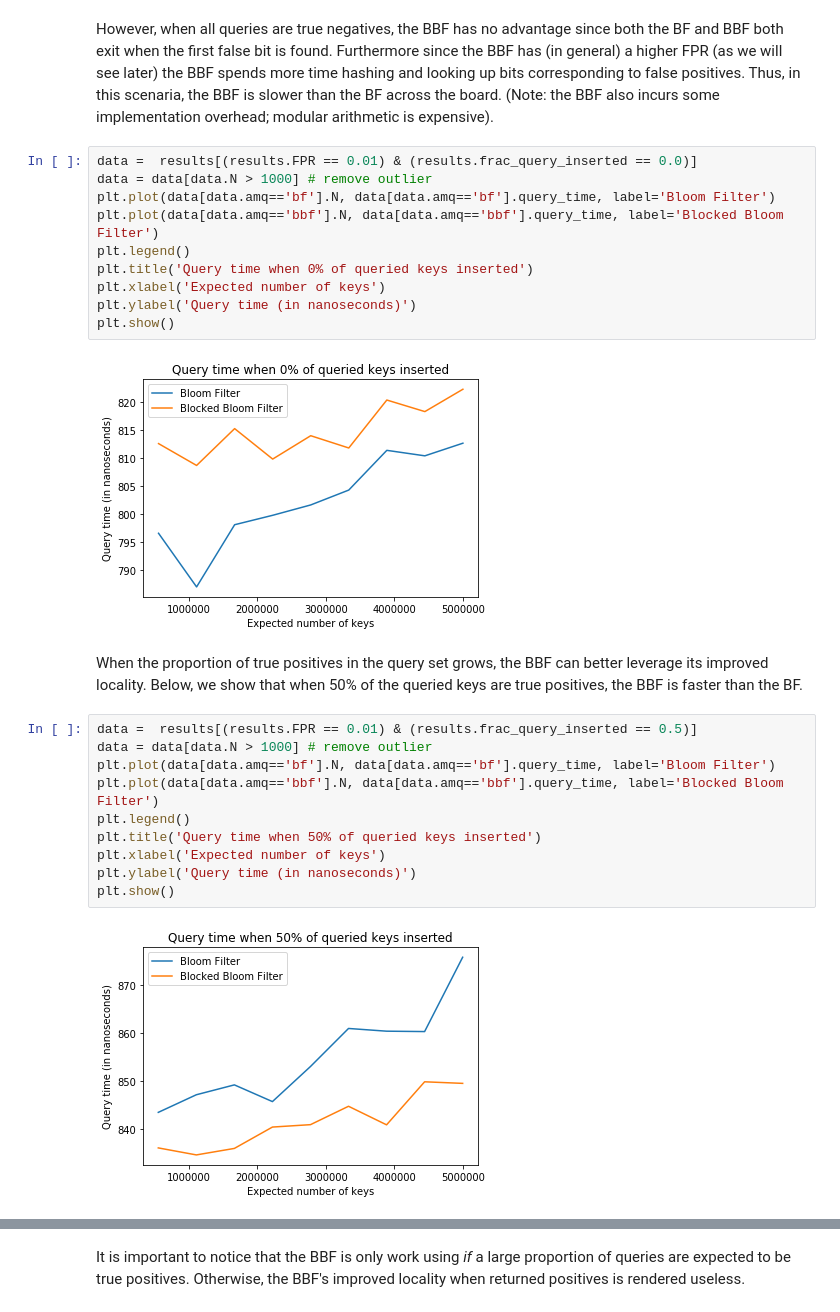
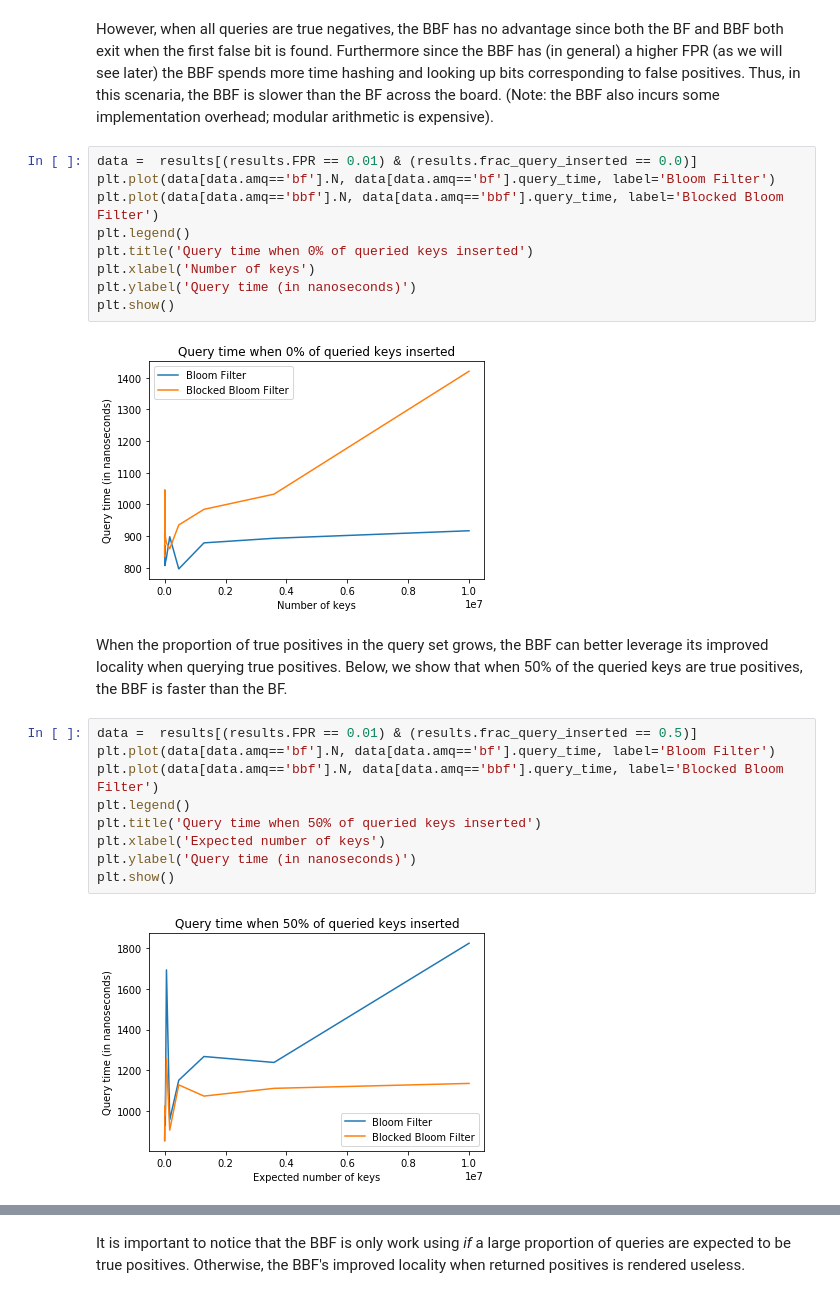
Before and after one commit to theJasonFan/cmsc858D, a Jupyter notebook: benchmarks/bloom_filter/bf_benchmark.ipynb, the cells around one changed output, grey strips where cells are left out. Cells and saved outputs as stored; diff of their text form.

```diff
--- a/benchmarks/bloom_filter/bf_benchmark.ipynb
+++ b/benchmarks/bloom_filter/bf_benchmark.ipynb
@@ -55,28 +50,26 @@ plt.show()
 However, when all queries are true negatives, the BBF has no advantage since both the BF and BBF both exit when the first false bit is found. Furthermore since the BBF has (in general) a higher FPR (as we will see later) the BBF spends more time hashing and looking up bits corresponding to false positives. Thus, in this scenaria, the BBF is slower than the BF across the board. (Note: the BBF also incurs some implementation overhead; modular arithmetic is expensive).
 # %%
 data =  results[(results.FPR == 0.01) & (results.frac_query_inserted == 0.0)]
-data = data[data.N > 1000] # remove outlier
 plt.plot(data[data.amq=='bf'].N, data[data.amq=='bf'].query_time, label='Bloom Filter')
 plt.plot(data[data.amq=='bbf'].N, data[data.amq=='bbf'].query_time, label='Blocked Bloom Filter')
 plt.legend()
 plt.title('Query time when 0% of queried keys inserted')
-plt.xlabel('Expected number of keys')
+plt.xlabel('Number of keys')
 plt.ylabel('Query time (in nanoseconds)')
 plt.show()
 # %% [output]
-[figure, old version]
+[figure, new version]
 # %% [markdown]
-When the proportion of true positives in the query set grows, the BBF can better leverage its improved locality. Below, we show that when 50% of the queried keys are true positives, the BBF is faster than the BF.
+When the proportion of true positives in the query set grows, the BBF can better leverage its improved locality when querying true positives. Below, we show that when 50% of the queried keys are true positives, the BBF is faster than the BF.
 # %%
 data =  results[(results.FPR == 0.01) & (results.frac_query_inserted == 0.5)]
-data = data[data.N > 1000] # remove outlier
 plt.plot(data[data.amq=='bf'].N, data[data.amq=='bf'].query_time, label='Bloom Filter')
 plt.plot(data[data.amq=='bbf'].N, data[data.amq=='bbf'].query_time, label='Blocked Bloom Filter')
 plt.legend()
 plt.title('Query time when 50% of queried keys inserted')
 plt.xlabel('Expected number of keys')
 plt.ylabel('Query time (in nanoseconds)')
 plt.show()
 # %% [output]
-[figure, old version]
+[figure, new version]
 # %% [markdown]
```
Also changed, not shown: parts of 15 cells of this notebook, 6 other files.
